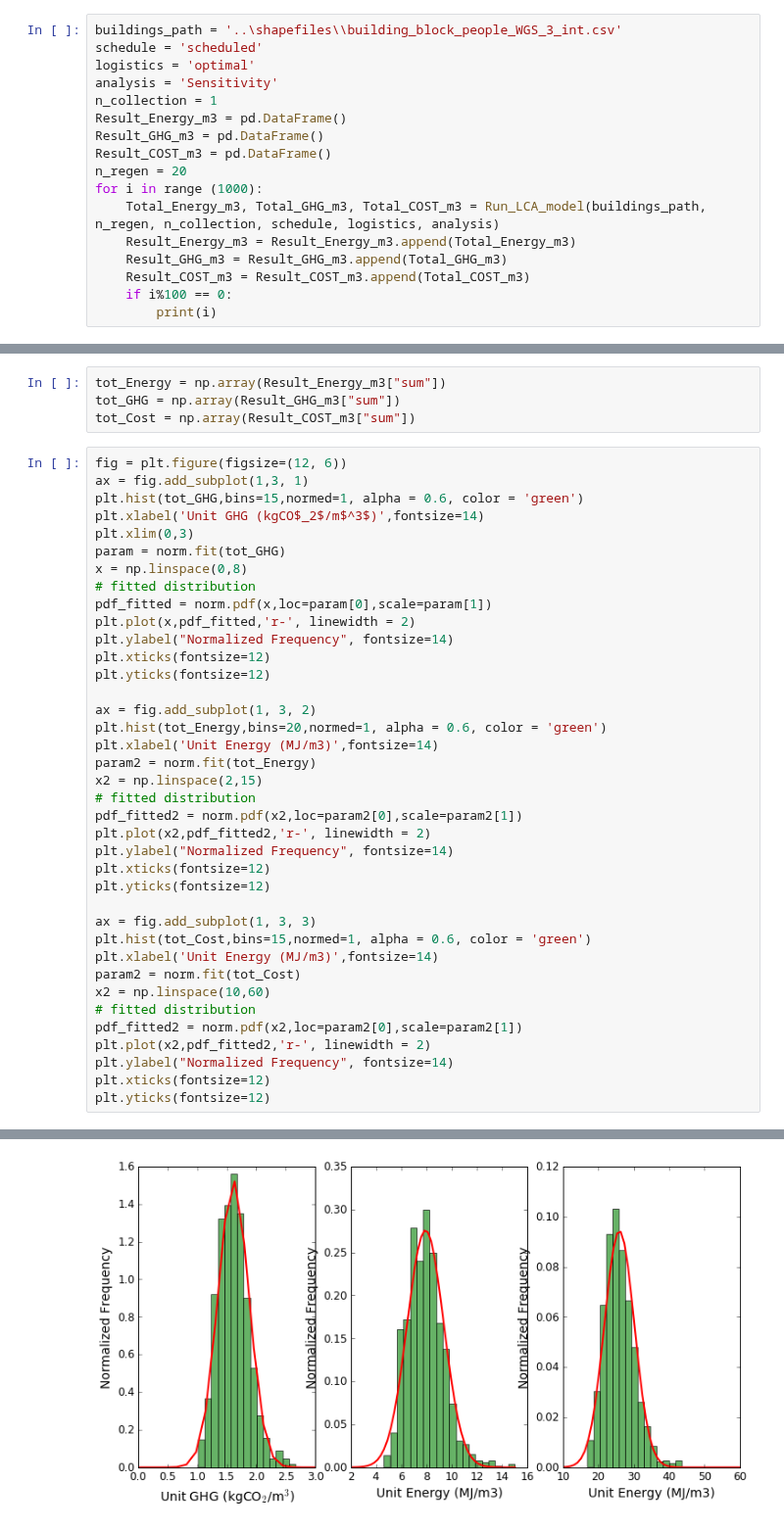
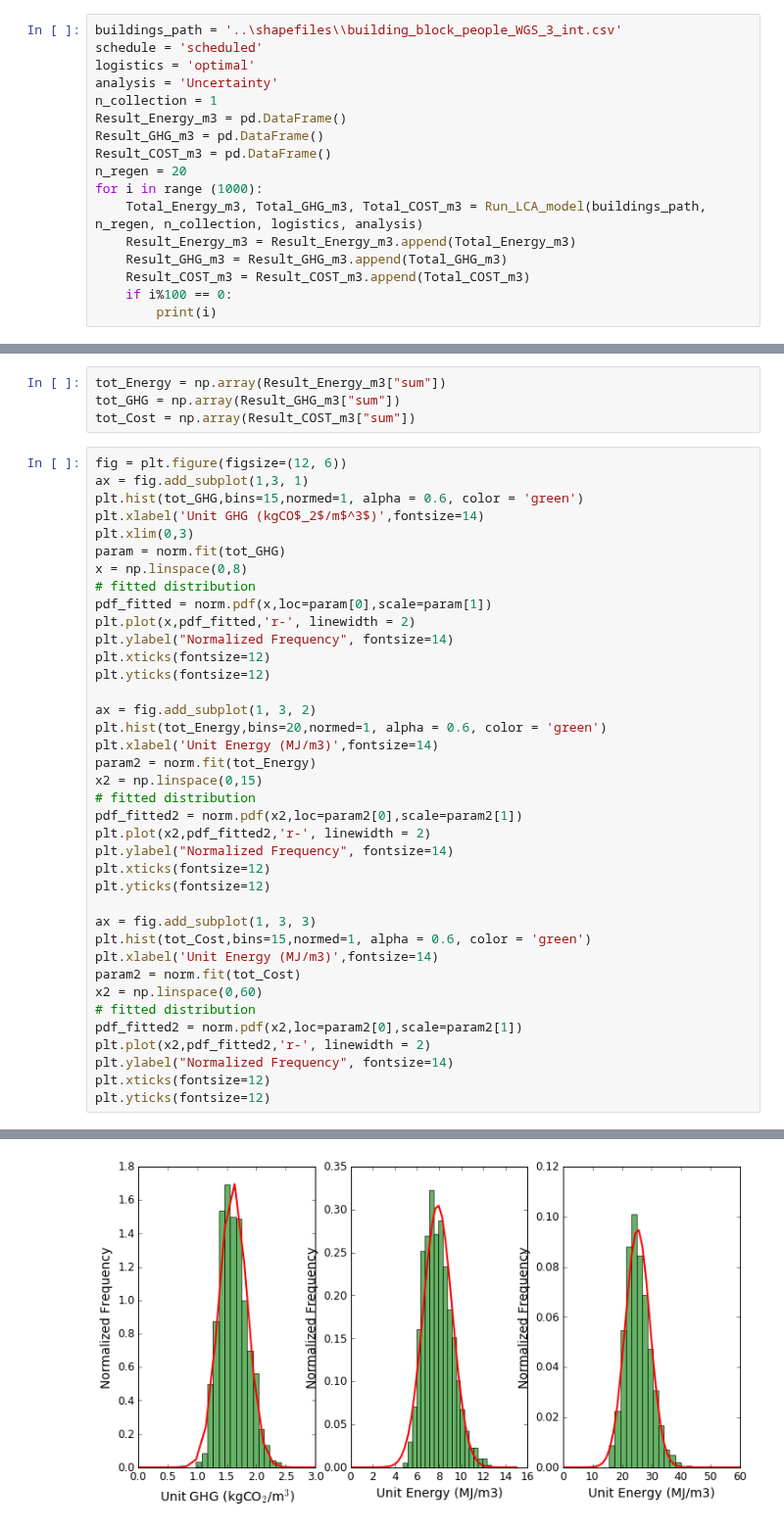
Before and after one commit to okavvada/Urine-Project, a Jupyter notebook: Uncertainty_analysis_model.ipynb, the cells around one changed output, grey strips where cells are left out. Shown at 98% size. Drawn from its saved outputs; the diff is of its cells as text.

Commit message:
Parameters in class and sensitivity

```diff
--- a/Uncertainty_analysis_model.ipynb
+++ b/Uncertainty_analysis_model.ipynb
@@ -15,14 +15,14 @@ from utils.Run_LCA_model import Run_LCA_model
 buildings_path = '..\shapefiles\\building_block_people_WGS_3_int.csv'
 schedule = 'scheduled'
 logistics = 'optimal'
-analysis = 'Sensitivity'
+analysis = 'Uncertainty'
 n_collection = 1
 Result_Energy_m3 = pd.DataFrame()
 Result_GHG_m3 = pd.DataFrame()
 Result_COST_m3 = pd.DataFrame()
 n_regen = 20
 for i in range (1000):
-    Total_Energy_m3, Total_GHG_m3, Total_COST_m3 = Run_LCA_model(buildings_path, n_regen, n_collection, schedule, logistics, analysis)
+    Total_Energy_m3, Total_GHG_m3, Total_COST_m3 = Run_LCA_model(buildings_path, n_regen, n_collection, logistics, analysis)
     Result_Energy_m3 = Result_Energy_m3.append(Total_Energy_m3)
     Result_GHG_m3 = Result_GHG_m3.append(Total_GHG_m3)
     Result_COST_m3 = Result_COST_m3.append(Total_COST_m3)
@@ -59,36 +59,36 @@ x = np.linspace(0,8)
 pdf_fitted = norm.pdf(x,loc=param[0],scale=param[1])
 plt.plot(x,pdf_fitted,'r-', linewidth = 2)
 plt.ylabel("Normalized Frequency", fontsize=14)
 plt.xticks(fontsize=12)
 plt.yticks(fontsize=12)
 
 ax = fig.add_subplot(1, 3, 2)
 plt.hist(tot_Energy,bins=20,normed=1, alpha = 0.6, color = 'green')
 plt.xlabel('Unit Energy (MJ/m3)',fontsize=14)
 param2 = norm.fit(tot_Energy)
-x2 = np.linspace(2,15)
+x2 = np.linspace(0,15)
 # fitted distribution
 pdf_fitted2 = norm.pdf(x2,loc=param2[0],scale=param2[1])
 plt.plot(x2,pdf_fitted2,'r-', linewidth = 2)
 plt.ylabel("Normalized Frequency", fontsize=14)
 plt.xticks(fontsize=12)
 plt.yticks(fontsize=12)
 
 ax = fig.add_subplot(1, 3, 3)
 plt.hist(tot_Cost,bins=15,normed=1, alpha = 0.6, color = 'green')
 plt.xlabel('Unit Energy (MJ/m3)',fontsize=14)
 param2 = norm.fit(tot_Cost)
-x2 = np.linspace(10,60)
+x2 = np.linspace(0,60)
 # fitted distribution
 pdf_fitted2 = norm.pdf(x2,loc=param2[0],scale=param2[1])
 plt.plot(x2,pdf_fitted2,'r-', linewidth = 2)
 plt.ylabel("Normalized Frequency", fontsize=14)
 plt.xticks(fontsize=12)
 plt.yticks(fontsize=12)
 # %% [output]
 (array([ 0.  ,  0.02,  0.04,  0.06,  0.08,  0.1 ,  0.12,  0.14]),
  <a list of 8 Text yticklabel objects>)
-[figure, old version]
+[figure, new version]
 # %%
 var_GHG = describe(tot_GHG)[3]
 std_GHG = math.sqrt(var_GHG)
```
Also changed, not shown: parts of 3 cells of this notebook, 10 other files.
